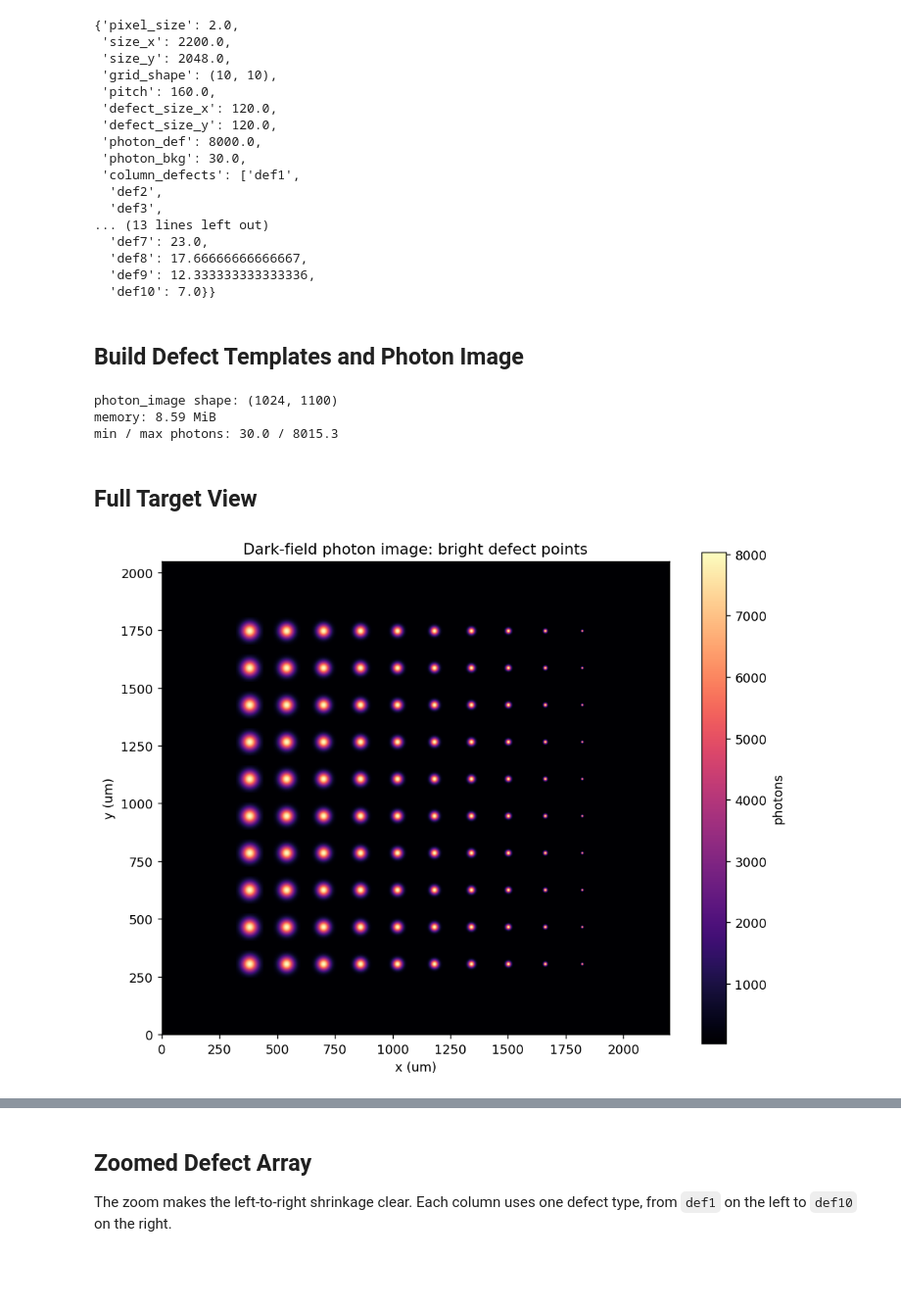
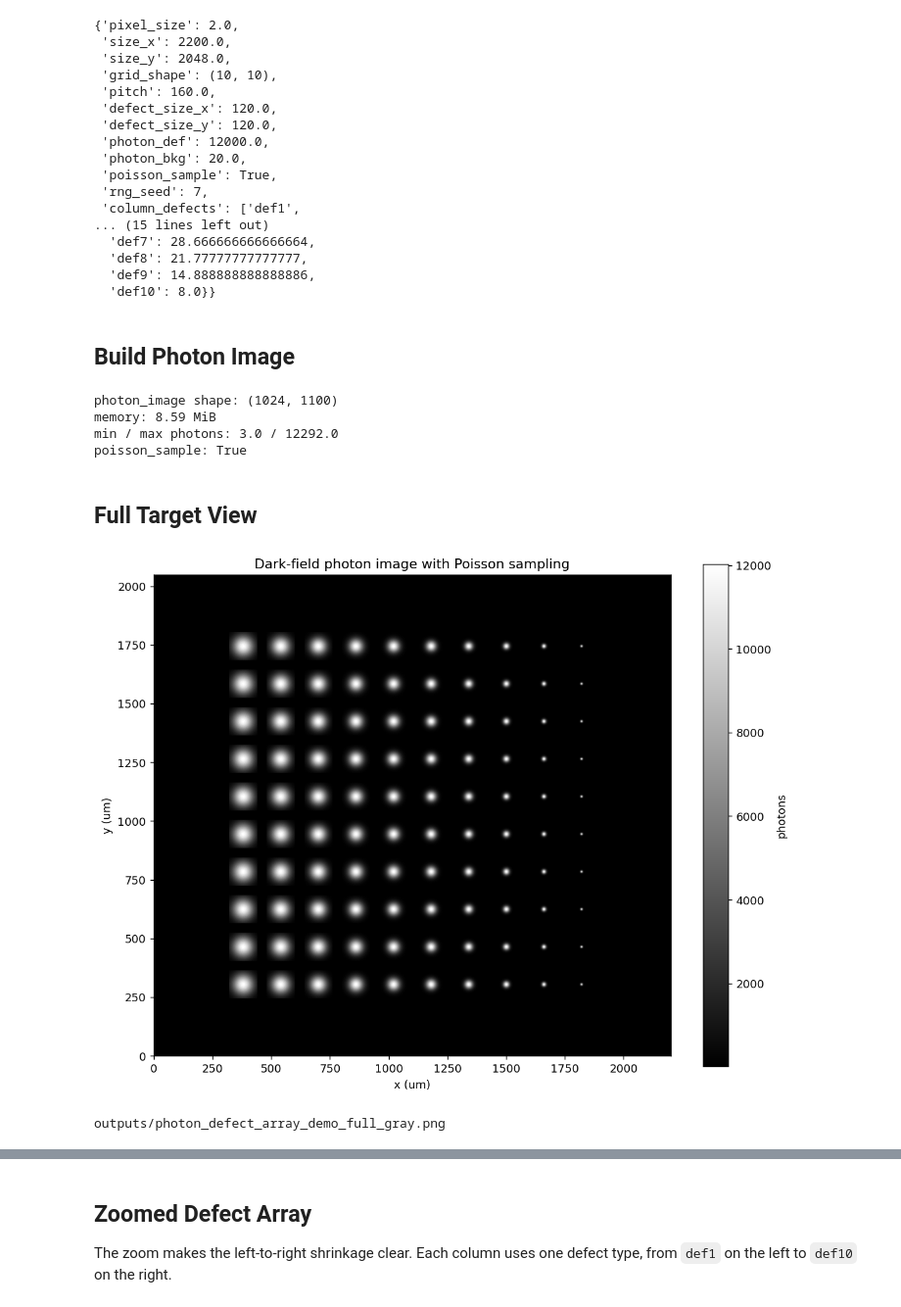
Before and after one commit to heymanwasup/Optics, a Jupyter notebook: notebooks/photon_defect_array_demo.ipynb, the cells around one changed output, grey strips where cells are left out. Shown at 98% size. Drawn from its saved outputs; the diff is of its cells as text; code cells hidden in the pictures; blank space fills up the shorter version.

```diff
--- a/notebooks/photon_defect_array_demo.ipynb
+++ b/notebooks/photon_defect_array_demo.ipynb
@@ -16,4 +16,6 @@ sys.path.insert(0, str(repo_root / "src"))
 
 from fourier_optics import gaussian_defect_library, photon_defect_array
 
+output_dir = repo_root / "outputs"
+output_dir.mkdir(exist_ok=True)
 plt.rcParams.update({"figure.dpi": 130})
@@ -32,11 +34,13 @@ params = {
     "pitch": 160.0,
     "defect_size_x": 120.0,
     "defect_size_y": 120.0,
-    "photon_def": 8000.0,
-    "photon_bkg": 30.0,
+    "photon_def": 12000.0,
+    "photon_bkg": 20.0,
+    "poisson_sample": True,
+    "rng_seed": 7,
     "column_defects": defect_names,
     # Left to right: increasingly smaller bright defects.
-    "fwhm_by_name": {name: fwhm for name, fwhm in zip(defect_names, np.linspace(55.0, 7.0, 10))},
+    "fwhm_by_name": {name: fwhm for name, fwhm in zip(defect_names, np.linspace(70.0, 8.0, 10))},
 }
 
 params
@@ -48,18 +52,18 @@ params
  'pitch': 160.0,
  'defect_size_x': 120.0,
  'defect_size_y': 120.0,
- 'photon_def': 8000.0,
- 'photon_bkg': 30.0,
+ 'photon_def': 12000.0,
+ 'photon_bkg': 20.0,
+ 'poisson_sample': True,
+ 'rng_seed': 7,
  'column_defects': ['def1',
-  'def2',
-  'def3',
-... (13 lines left out)
-  'def7': 23.0,
-  'def8': 17.66666666666667,
-  'def9': 12.333333333333336,
-  'def10': 7.0}}
+... (15 lines left out)
+  'def7': 28.666666666666664,
+  'def8': 21.77777777777777,
+  'def9': 14.888888888888886,
+  'def10': 8.0}}
 # %% [markdown]
-## Build Defect Templates and Photon Image
+## Build Photon Image
 # %%
 defs = gaussian_defect_library(
     params["fwhm_by_name"],
@@ -79,33 +83,42 @@ photon_image = photon_defect_array(
     pitch=params["pitch"],
     grid_shape=params["grid_shape"],
     max_pixels=2_000_000,
+    poisson_sample=params["poisson_sample"],
+    rng_seed=params["rng_seed"],
 )
 
 print(f"photon_image shape: {photon_image.shape}")
 print(f"memory: {photon_image.nbytes / 1024**2:.2f} MiB")
 print(f"min / max photons: {photon_image.min():.1f} / {photon_image.max():.1f}")
+print(f"poisson_sample: {params['poisson_sample']}")
 # %% [output]
 photon_image shape: (1024, 1100)
 memory: 8.59 MiB
-min / max photons: 30.0 / 8015.3
+min / max photons: 3.0 / 12292.0
+poisson_sample: True
 # %% [markdown]
 ## Full Target View
 # %%
 extent = [0, params["size_x"], 0, params["size_y"]]
+full_png = output_dir / "photon_defect_array_demo_full_gray.png"
 
 fig, ax = plt.subplots(figsize=(9, 7))
 im = ax.imshow(
     photon_image,
-    cmap="magma",
+    cmap="gray",
     origin="lower",
     extent=extent,
-    vmin=params["photon_bkg"],
+    vmin=params["photon_bkg"] - 5,
     vmax=params["photon_bkg"] + params["photon_def"],
 )
-ax.set_title("Dark-field photon image: bright defect points")
+ax.set_title("Dark-field photon image with Poisson sampling")
 ax.set_xlabel("x (um)")
 ax.set_ylabel("y (um)")
 fig.colorbar(im, ax=ax, label="photons")
+fig.tight_layout()
+fig.savefig(full_png, dpi=180)
 plt.show()
+print(full_png.relative_to(repo_root))
 # %% [output]
-[figure, old version]
+[figure, new version]
+outputs/photon_defect_array_demo_full_gray.png
```
Also changed, not shown: parts of 9 cells of this notebook, 5 other files.
